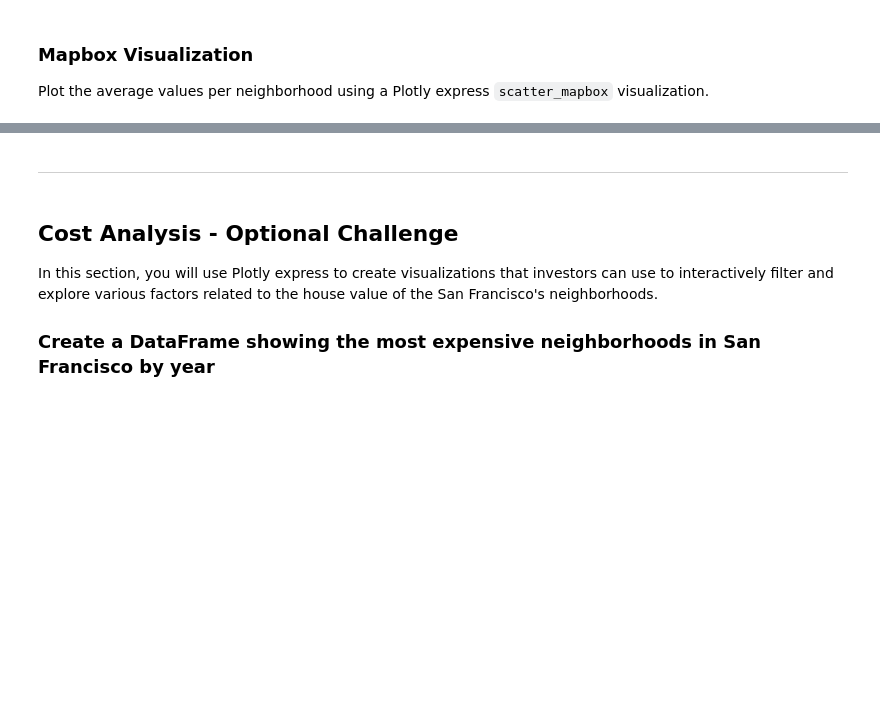
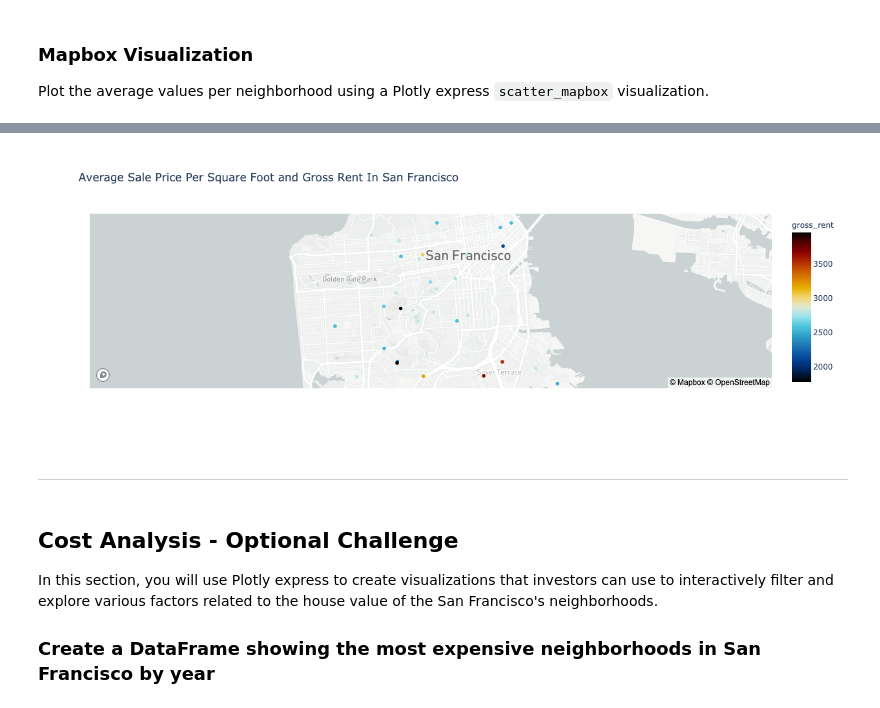
Before and after one commit to Lucas-Shaiman/piviz-homework, a Jupyter notebook: Starter_Code/rental_analysis.ipynb, the cells around one changed output, grey strips where cells are left out. Cells and saved outputs as stored; diff of their text form; code cells hidden in the pictures; blank space fills up the shorter version.

```diff
--- a/Starter_Code/rental_analysis.ipynb
+++ b/Starter_Code/rental_analysis.ipynb
@@ -256,3 +247,21 @@ Plot the average values per neighborhood using a Plotly express `scatter_mapbox`
+# %%
+# Set the mapbox access token
+px.set_mapbox_access_token(map_box_api)
+
+# Create a scatter mapbox to analyze neighborhood info
+san_francisco_plot = px.scatter_mapbox(
+    joined_data,
+    lat="Lat",
+    lon="Lon",
+    color="gross_rent",
+    color_continuous_scale=px.colors.cyclical.IceFire,
+    title="Average Sale Price Per Square Foot and Gross Rent In San Francisco",
+    zoom=11,
+    width=1000
+)
+san_francisco_plot
+# %% [output]
+[figure, added]
 # %% [markdown]
 - - -
 # %% [markdown]
```
Also changed, not shown: parts of 13 cells of this notebook.
